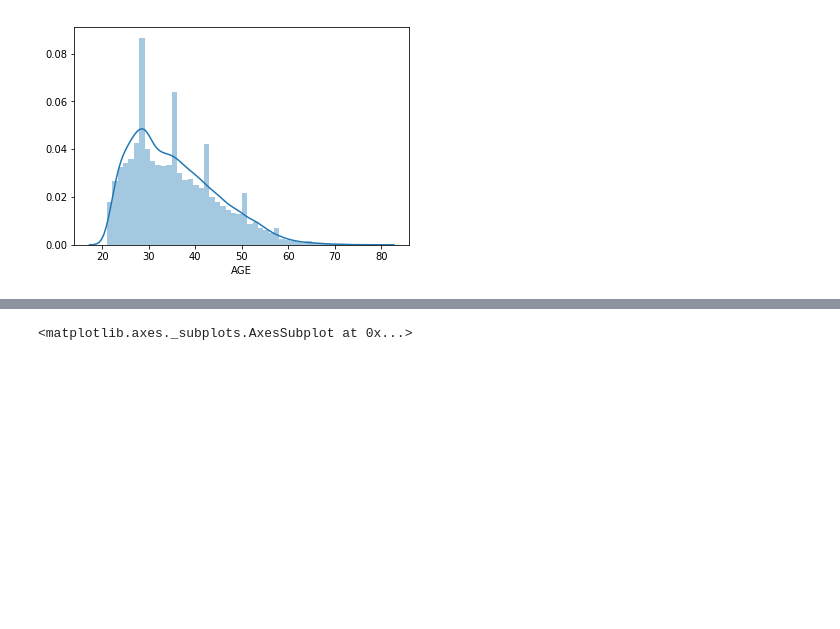
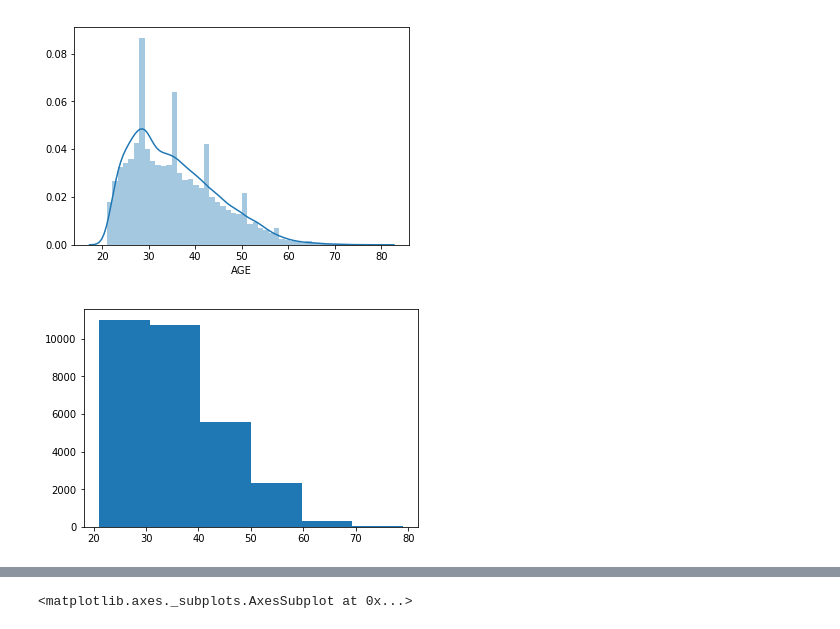
Before and after one commit to qbi11y/ai-big-data, a Jupyter notebook: Credit Analysis.ipynb, the cells around one changed output, grey strips where cells are left out. Saved outputs shown, nothing was run; the diff lists cells and outputs as text; code cells hidden in the pictures; blank space fills up the shorter version.

```diff
--- a/Credit Analysis.ipynb
+++ b/Credit Analysis.ipynb
@@ -44,3 +110,9 @@ credit_data.head()
 | 3 | 50000 | 2 | 2 | 1 | 37 | 0 | 0 | 0 | 0 | 0 | ... |
 | 4 | 50000 | 1 | 2 | 1 | 57 | -1 | 0 | -1 | 0 | 0 | ... |
 5 rows × 24 columns
+# %%
+#discretize credit limit into 8 bins
+credit_data['LIMIT RANGE'] = pd.cut(x=credit_data['LIMIT_BAL'], bins=[0, 125000, 250000, 375000, 500000, 625000, 750000, 875000, 1000000], labels=['1', '2', '3', '4', '5', '6', '7', '8'], right=True)
+
+#discretize age into 6 bins
+credit_data['AGE RANGE'] = pd.cut(x=credit_data['AGE'], bins=[20, 30, 40, 50, 60, 70, 80], labels=['1', '2', '3', '4', '5', '6'], right=False)
@@ -46,0 +121,31 @@ credit_data.head()
+# %%
+# Create a variable that holds the column names of the data
+cols = list(credit_data.columns)
+cols
+cols = ['LIMIT_BAL','LIMIT RANGE',
+ 'SEX',
+ 'EDUCATION',
+ 'MARRIAGE',
+ 'AGE',
+ 'AGE RANGE',
+ 'PAY_0',
+ 'PAY_2',
+ 'PAY_3',
+ 'PAY_4',
+ 'PAY_5',
+ 'PAY_6',
+ 'BILL_AMT1',
+ 'BILL_AMT2',
+ 'BILL_AMT3',
+ 'BILL_AMT4',
+ 'BILL_AMT5',
+ 'BILL_AMT6',
+ 'PAY_AMT1',
+ 'PAY_AMT2',
+ 'PAY_AMT3',
+ 'PAY_AMT4',
+ 'PAY_AMT5',
+ 'PAY_AMT6',
+ 'DEFAULT']
+credit_data = credit_data[cols]
+credit_data
@@ -102,3 +371,8 @@ sns.distplot(credit_data['AGE'])
 # %% [output]
 <matplotlib.axes._subplots.AxesSubplot at 0x...>
 [figure]
+# %%
+plt.hist(credit_data['AGE'], bins=6, label="AGE")
+plt.show()
+# %% [output]
+[figure, added]
```
Also changed, not shown: parts of 45 cells of this notebook.
